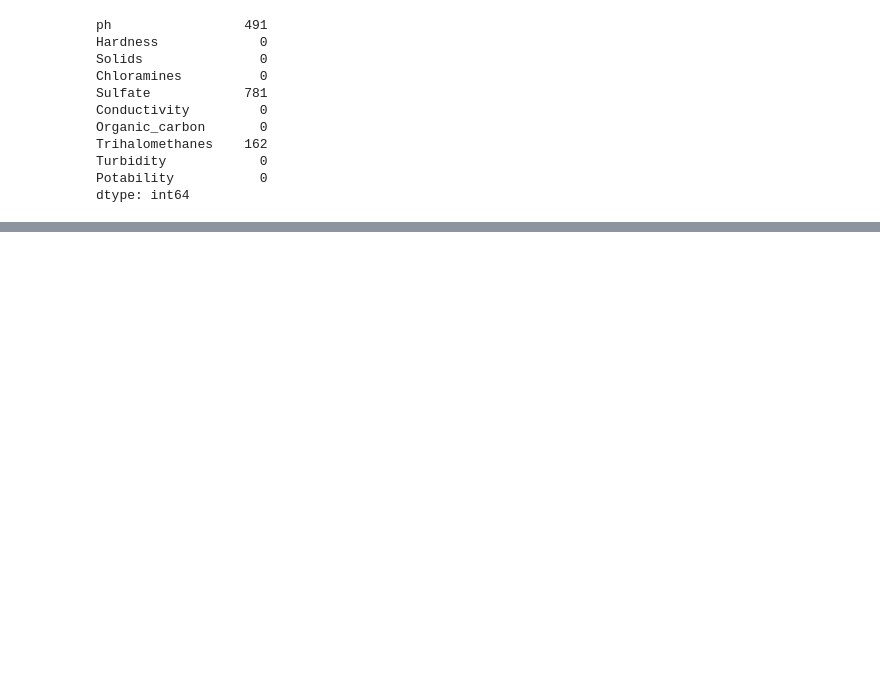
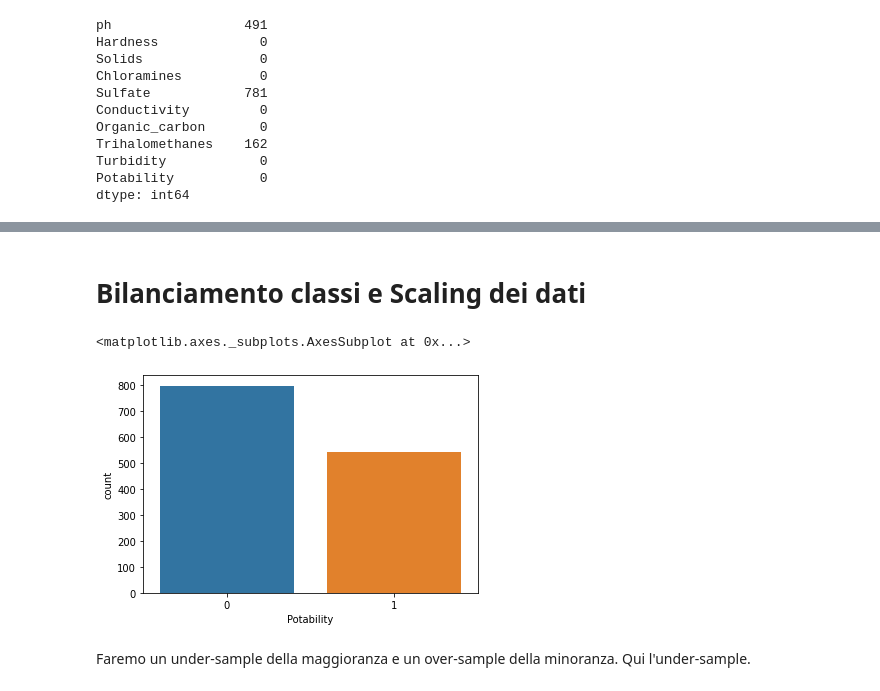
Before and after one commit to aleshark87/data-intensive-project, a Jupyter notebook: Progetto.ipynb, the cells around one changed output, grey strips where cells are left out. Drawn from its saved outputs; the diff is of its cells as text; code cells hidden in the pictures; blank space fills up the shorter version.

```diff
--- a/Progetto.ipynb
+++ b/Progetto.ipynb
@@ -128,0 +241,2 @@ dtype: int64
+# %% [markdown]
+# Bilanciamento classi e Scaling dei dati
@@ -128,0 +249,10 @@ dtype: int64
+# %%
+X_train, X_val, y_train, y_val = train_test_split(X, y, test_size=1/3, random_state=42)
+# %%
+sns.countplot(x=y_train)
+# %% [output]
+<matplotlib.axes._subplots.AxesSubplot at 0x...>
+[figure, added]
+# %% [markdown]
+Faremo un under-sample della maggioranza e un over-sample della minoranza.
+Qui l'under-sample.
```
Also changed, not shown: parts of 46 cells of this notebook.
